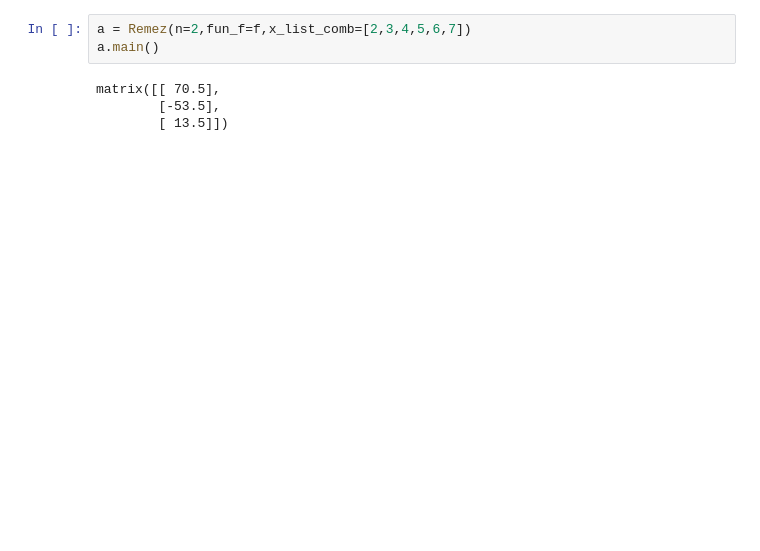
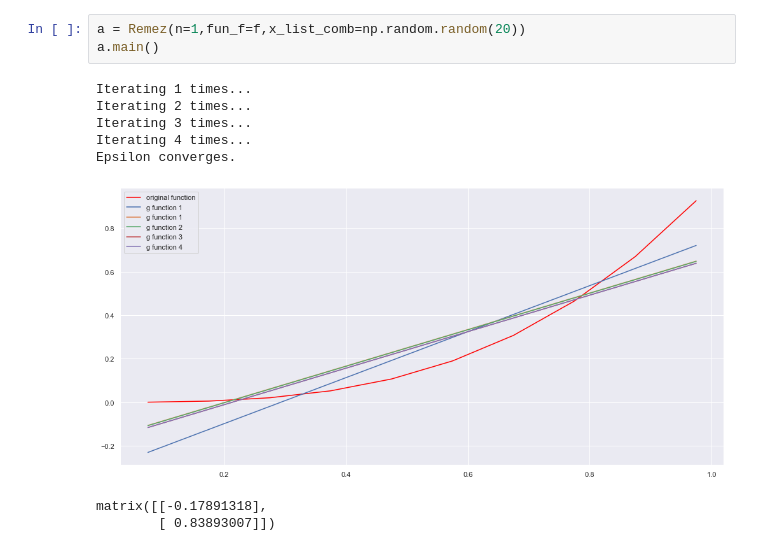
Before and after one commit to login-invalid/Exercise-Bin, a Jupyter notebook: Remez.ipynb, the cells around one changed output. Cells and saved outputs as stored; diff of their text form; blank space fills up the shorter version.

```diff
--- a/Remez.ipynb
+++ b/Remez.ipynb
@@ -68,8 +102,13 @@ class Remez():
         return self.param_list
 # %%
-a = Remez(n=2,fun_f=f,x_list_comb=[2,3,4,5,6,7])
+a = Remez(n=1,fun_f=f,x_list_comb=np.random.random(20))
 a.main()
 # %% [output]
-matrix([[ 70.5],
-        [-53.5],
-        [ 13.5]])
+Iterating 1 times...
+Iterating 2 times...
+Iterating 3 times...
+Iterating 4 times...
+Epsilon converges.
+[figure, added]
+matrix([[-0.17891318],
+        [ 0.83893007]])
```
Also changed, not shown: parts of 1 cell of this notebook.
